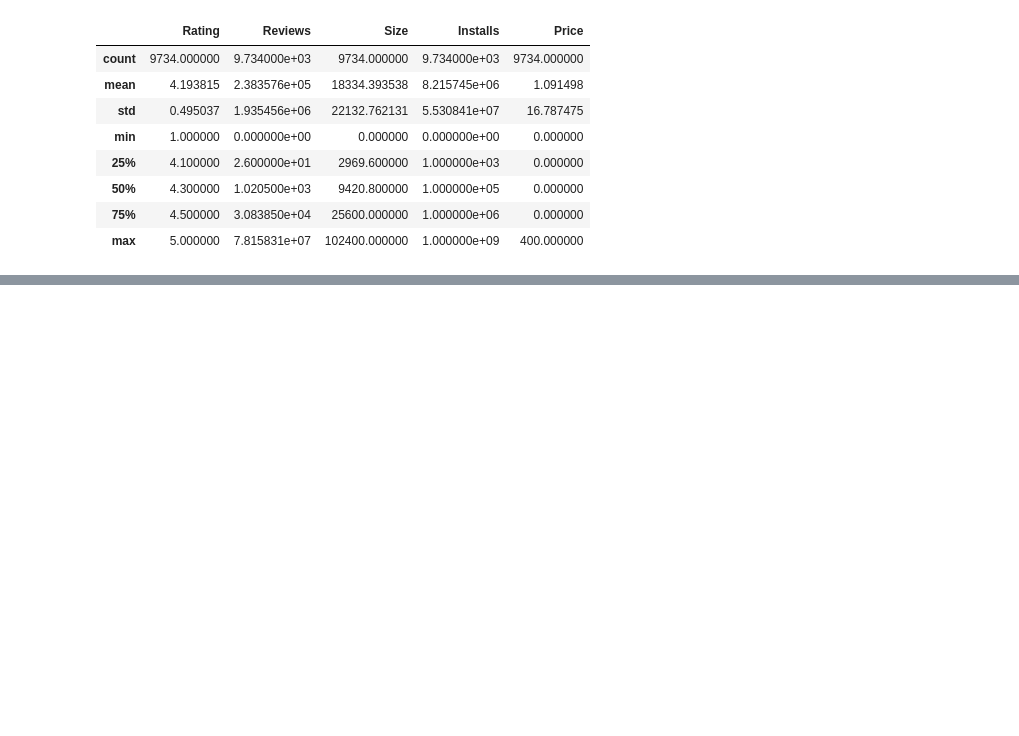
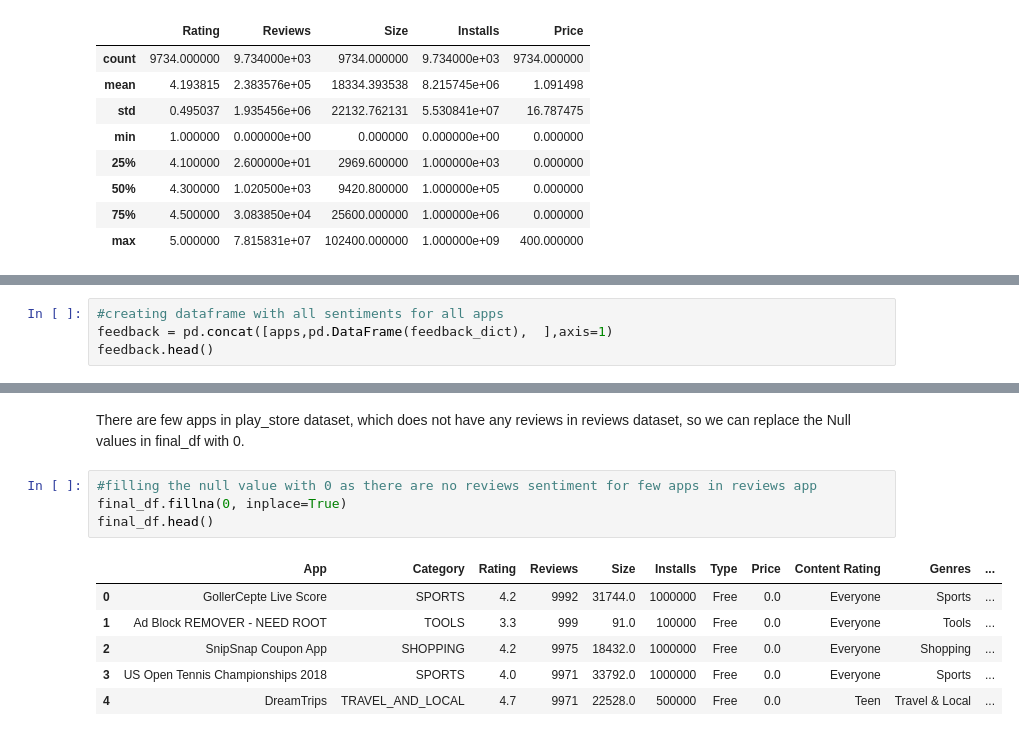
Before and after one commit to pranavdevi28/Play_Store_Data_Analysis, a Jupyter notebook: Play_Store_App_Review_Analysis_Capstone_Project.ipynb, the cells around one changed output, grey strips where cells are left out. Cells and saved outputs as stored; diff of their text form; blank space fills up the shorter version.

```diff
--- a/Play_Store_App_Review_Analysis_Capstone_Project.ipynb
+++ b/Play_Store_App_Review_Analysis_Capstone_Project.ipynb
@@ -313,0 +399,4 @@ play_store_df.describe()
+# %%
+#creating dataframe with all sentiments for all apps
+feedback = pd.concat([apps,pd.DataFrame(feedback_dict),  ],axis=1)
+feedback.head()
@@ -313,0 +460,13 @@ play_store_df.describe()
+# %% [markdown]
+There are few apps in play_store dataset, which does not have any reviews in reviews dataset, so we can replace the Null values in final_df with 0.
+# %%
+#filling the null value with 0 as there are no reviews sentiment for few apps in reviews app
+final_df.fillna(0, inplace=True)
+final_df.head()
+# %% [output]
+|  | App | Category | Rating | Reviews | Size | Installs | Type | Price | Content Rating | Genres | ... |
+| 0 | GollerCepte Live Score | SPORTS | 4.2 | 9992 | 31744.0 | 1000000 | Free | 0.0 | Everyone | Sports | ... |
+| 1 | Ad Block REMOVER - NEED ROOT | TOOLS | 3.3 | 999 | 91.0 | 100000 | Free | 0.0 | Everyone | Tools | ... |
+| 2 | SnipSnap Coupon App | SHOPPING | 4.2 | 9975 | 18432.0 | 1000000 | Free | 0.0 | Everyone | Shopping | ... |
+| 3 | US Open Tennis Championships 2018 | SPORTS | 4.0 | 9971 | 33792.0 | 1000000 | Free | 0.0 | Everyone | Sports | ... |
+| 4 | DreamTrips | TRAVEL_AND_LOCAL | 4.7 | 9971 | 22528.0 | 500000 | Free | 0.0 | Teen | Travel & Local | ... |
```
Also changed, not shown: parts of 27 cells of this notebook.
